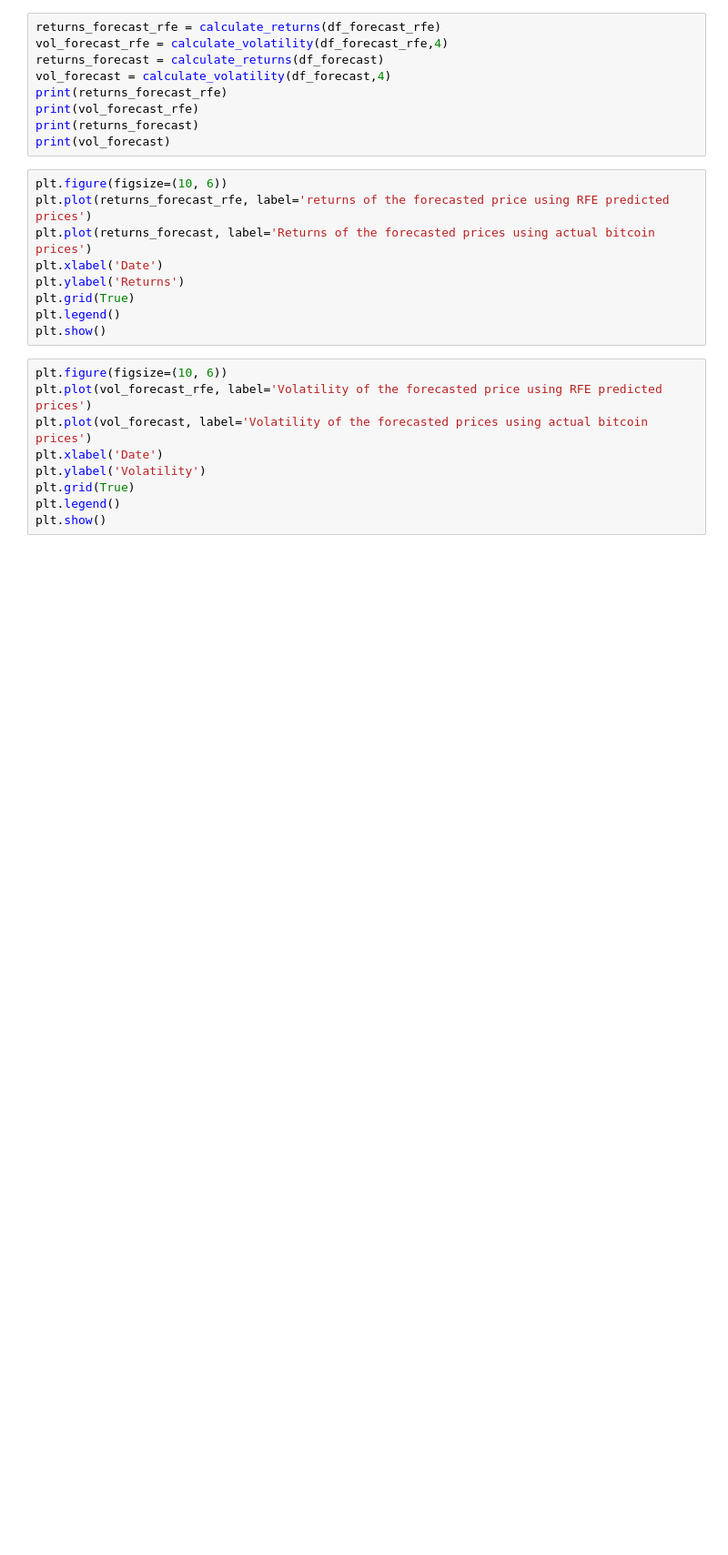
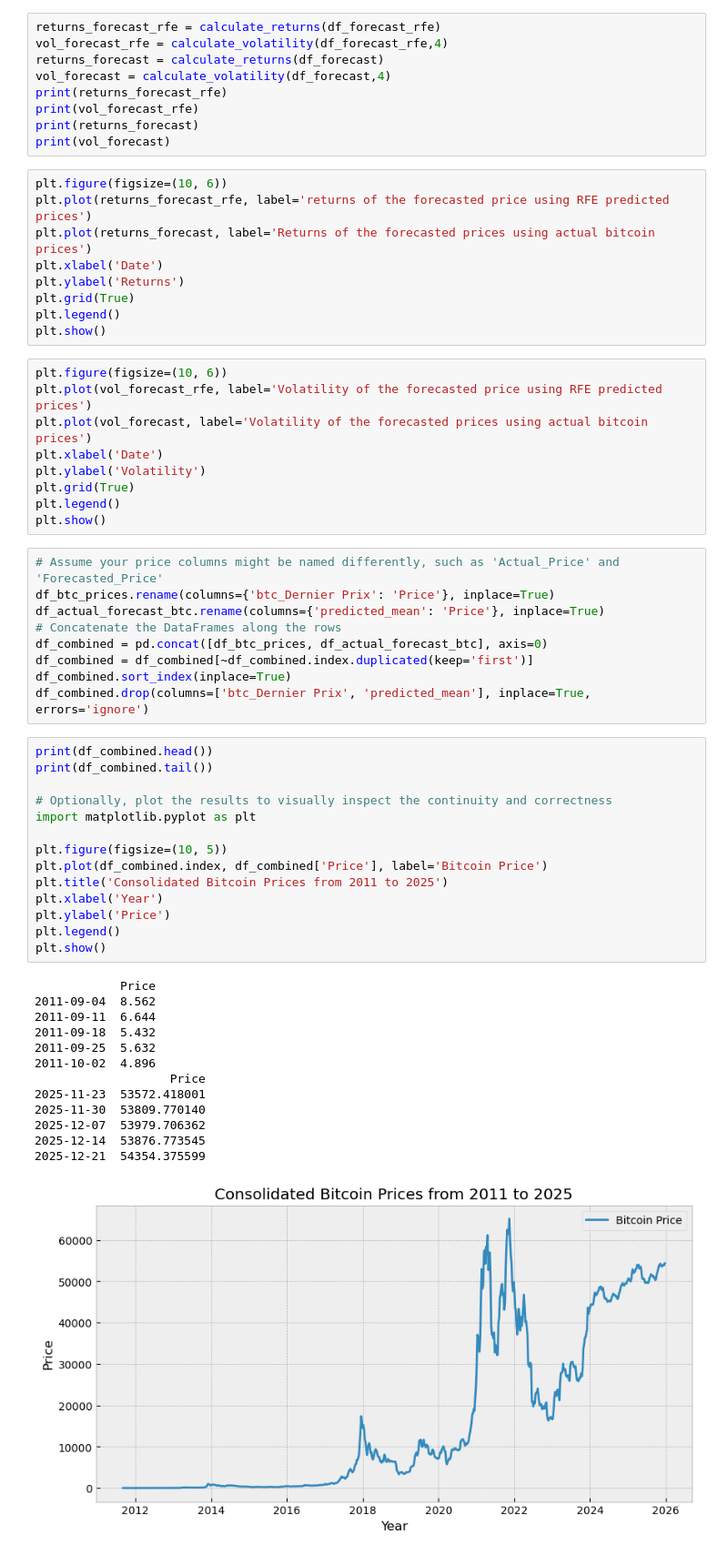
Before and after one commit to hecmaximebailloud/repo_ADA_project, a Jupyter notebook: Projet_data_test.ipynb, the cells around one changed output. Shown: that part at 91% size. Drawn from its saved outputs; the diff is of its cells as text; blank space fills up the shorter version.

```diff
--- a/Projet_data_test.ipynb
+++ b/Projet_data_test.ipynb
@@ -1001,3 +1001,40 @@ plt.ylabel('Volatility')
 plt.grid(True)
 plt.legend()
 plt.show()
+# %%
+# Assume your price columns might be named differently, such as 'Actual_Price' and 'Forecasted_Price'
+df_btc_prices.rename(columns={'btc_Dernier Prix': 'Price'}, inplace=True)
+df_actual_forecast_btc.rename(columns={'predicted_mean': 'Price'}, inplace=True)
+# Concatenate the DataFrames along the rows
+df_combined = pd.concat([df_btc_prices, df_actual_forecast_btc], axis=0)
+df_combined = df_combined[~df_combined.index.duplicated(keep='first')]
+df_combined.sort_index(inplace=True)
+df_combined.drop(columns=['btc_Dernier Prix', 'predicted_mean'], inplace=True, errors='ignore')
+# %%
+print(df_combined.head())
+print(df_combined.tail())
+
+# Optionally, plot the results to visually inspect the continuity and correctness
+import matplotlib.pyplot as plt
+
+plt.figure(figsize=(10, 5))
+plt.plot(df_combined.index, df_combined['Price'], label='Bitcoin Price')
+plt.title('Consolidated Bitcoin Prices from 2011 to 2025')
+plt.xlabel('Year')
+plt.ylabel('Price')
+plt.legend()
+plt.show()
+# %% [output]
+            Price
+2011-09-04  8.562
+2011-09-11  6.644
+2011-09-18  5.432
+2011-09-25  5.632
+2011-10-02  4.896
+                   Price
+2025-11-23  53572.418001
+2025-11-30  53809.770140
+2025-12-07  53979.706362
+2025-12-14  53876.773545
+2025-12-21  54354.375599
+[figure, added]
```
Also changed, not shown: parts of 8 cells of this notebook.
